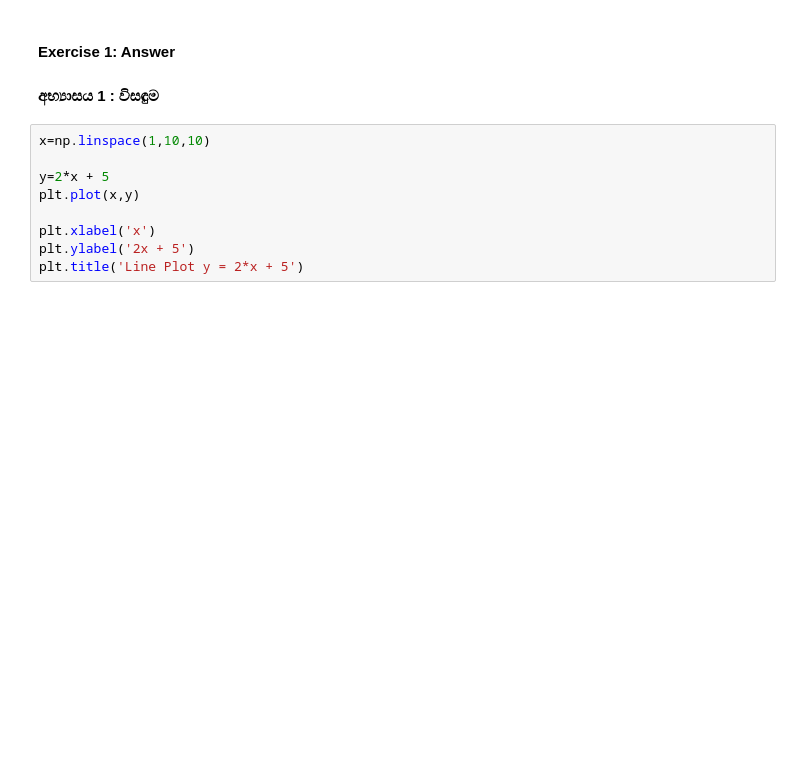
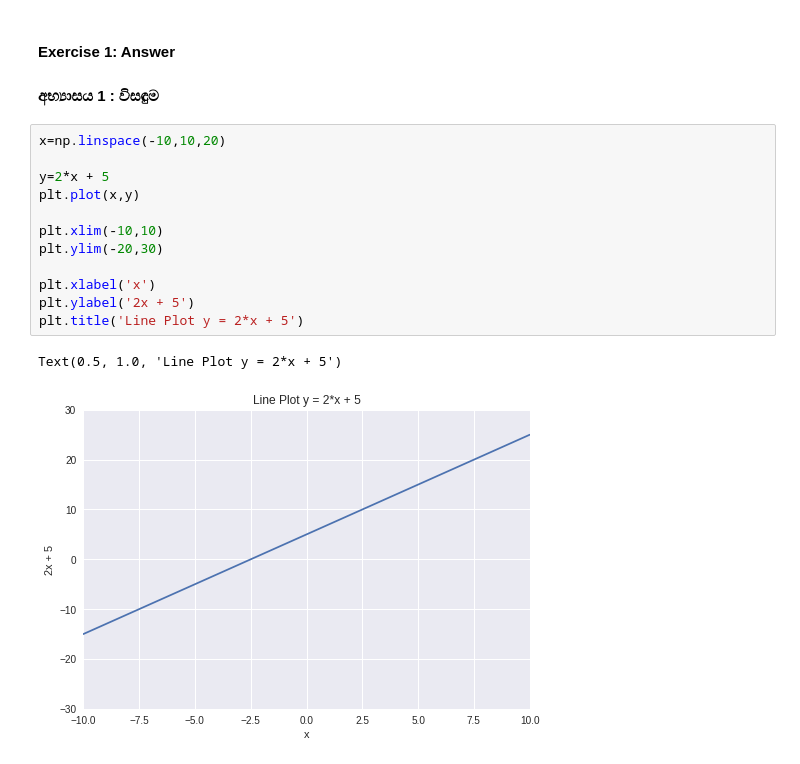
Before and after one commit to GPrathap/pythonII, a Jupyter notebook: sec_matplotlib/matplotlib.ipynb, the cells around one changed output. Drawn from its saved outputs; the diff is of its cells as text; blank space fills up the shorter version.

```diff
--- a/sec_matplotlib/matplotlib.ipynb
+++ b/sec_matplotlib/matplotlib.ipynb
@@ -1377,11 +1396,17 @@ plt.show()
 #### **Exercise 1**: Answer
 #### අභ්‍යාසය 1 : විසඳුම
 # %%
-x=np.linspace(1,10,10)
+x=np.linspace(-10,10,20)
 
 y=2*x + 5
 plt.plot(x,y)
 
+plt.xlim(-10,10)
+plt.ylim(-20,30)
+
 plt.xlabel('x')
 plt.ylabel('2x + 5')
 plt.title('Line Plot y = 2*x + 5')
+# %% [output]
+Text(0.5, 1.0, 'Line Plot y = 2*x + 5')
+[figure, added]
```
Also changed, not shown: parts of 18 cells of this notebook.
